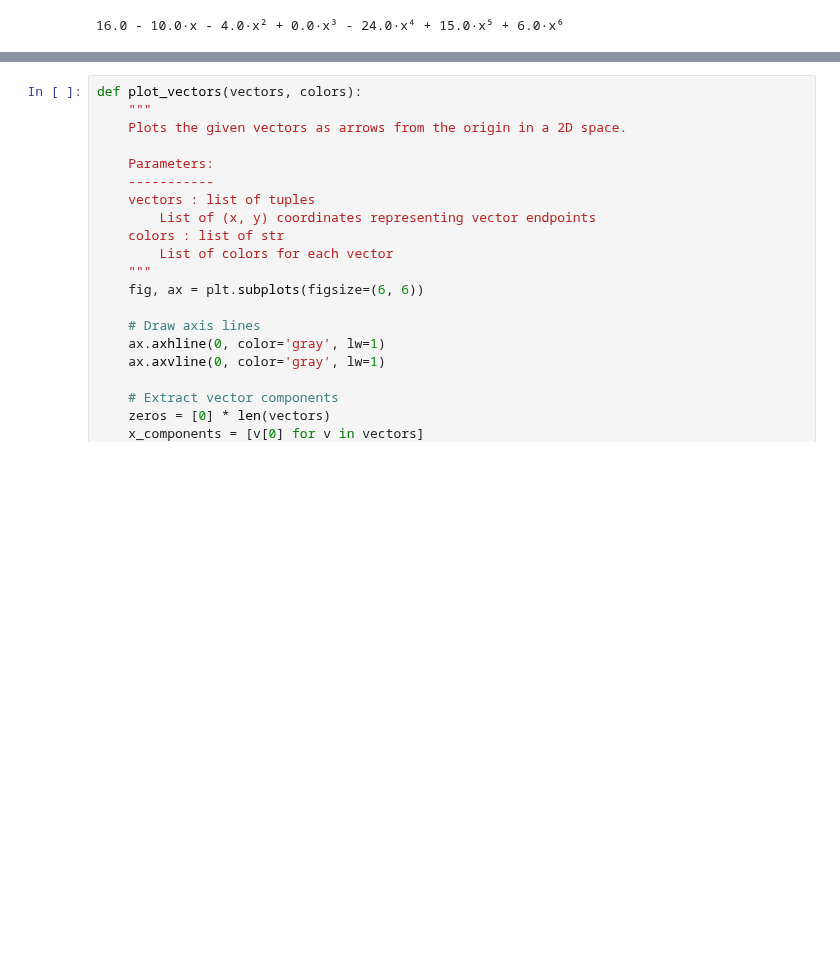
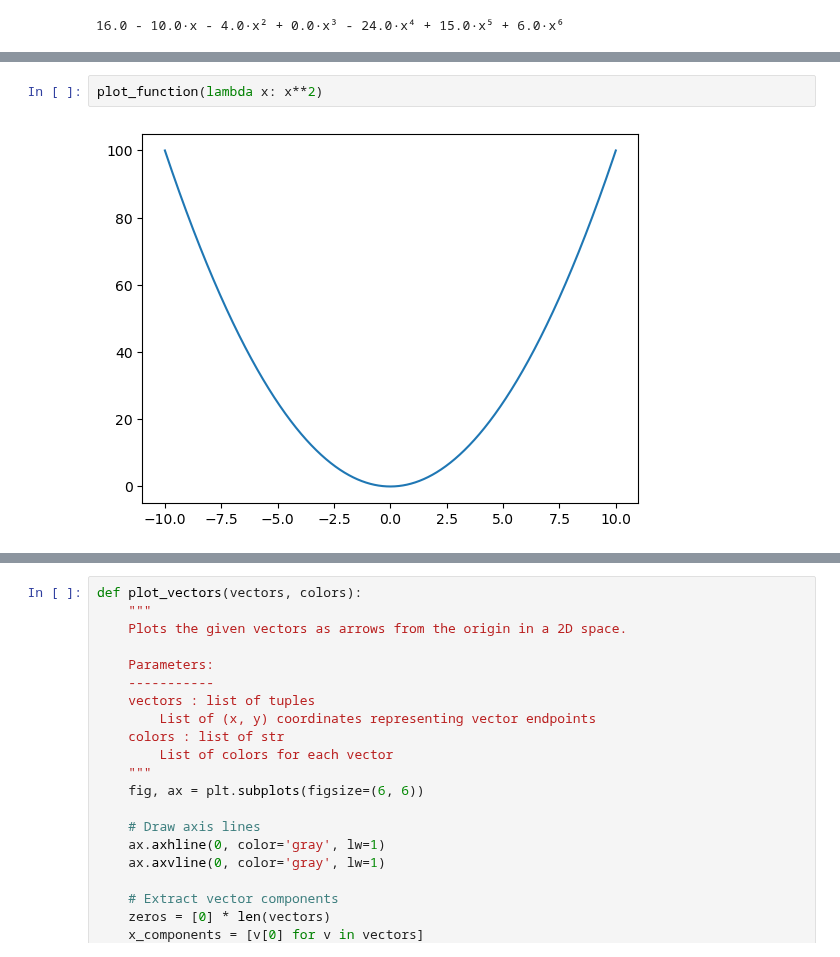
Before and after one commit to tproykov/MathsForDevelopers, a Jupyter notebook: 02.BasicAlgebra/BasicAlgebra.ipynb, the cells around one changed output, grey strips where cells are left out. Drawn from its saved outputs; the diff is of its cells as text; blank space fills up the shorter version.

```diff
--- a/02.BasicAlgebra/BasicAlgebra.ipynb
+++ b/02.BasicAlgebra/BasicAlgebra.ipynb
@@ -32,0 +69,4 @@ polynomial_sum(5)
+# %%
+plot_function(lambda x: x**2)
+# %% [output]
+[figure, added]
```
Also changed, not shown: parts of 18 cells of this notebook, 2 other files.
